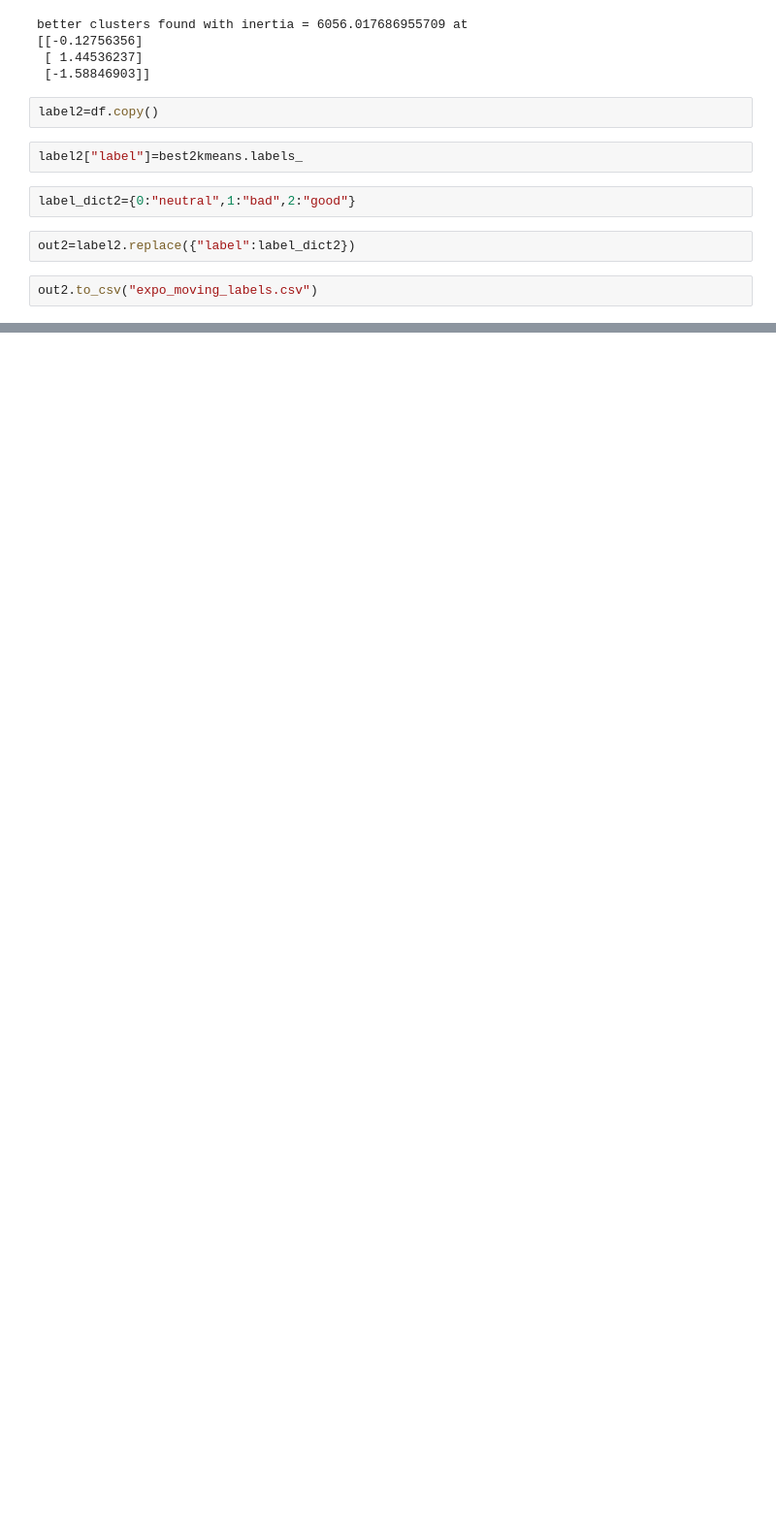
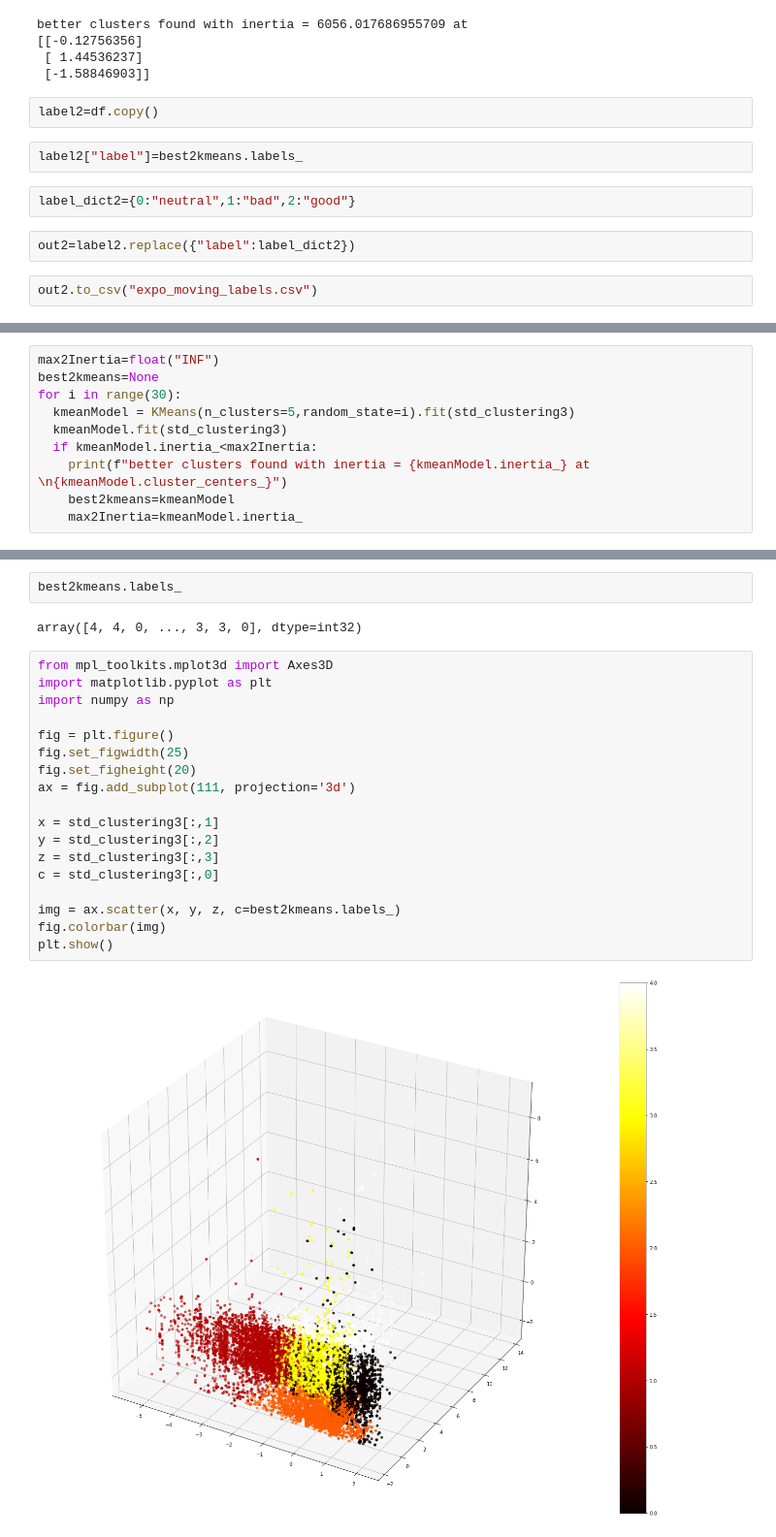
Before and after one commit to johntanas/it1244project, a Jupyter notebook: code/label_kmeans.ipynb, the cells around one changed output, grey strips where cells are left out. Shown at 97% size. Saved outputs shown, nothing was run; the diff lists cells and outputs as text; blank space fills up the shorter version.

```diff
--- a/code/label_kmeans.ipynb
+++ b/code/label_kmeans.ipynb
@@ -220,0 +273,10 @@ out2.to_csv("expo_moving_labels.csv")
+# %%
+max2Inertia=float("INF")
+best2kmeans=None
+for i in range(30):
+  kmeanModel = KMeans(n_clusters=5,random_state=i).fit(std_clustering3)
+  kmeanModel.fit(std_clustering3)
+  if kmeanModel.inertia_<max2Inertia:
+    print(f"better clusters found with inertia = {kmeanModel.inertia_} at \n{kmeanModel.cluster_centers_}")
+    best2kmeans=kmeanModel
+    max2Inertia=kmeanModel.inertia_
@@ -220,0 +296,24 @@ out2.to_csv("expo_moving_labels.csv")
+# %%
+best2kmeans.labels_
+# %% [output]
+array([4, 4, 0, ..., 3, 3, 0], dtype=int32)
+# %%
+from mpl_toolkits.mplot3d import Axes3D
+import matplotlib.pyplot as plt
+import numpy as np
+
+fig = plt.figure()
+fig.set_figwidth(25)
+fig.set_figheight(20)
+ax = fig.add_subplot(111, projection='3d')
+
+x = std_clustering3[:,1]
+y = std_clustering3[:,2]
+z = std_clustering3[:,3]
+c = std_clustering3[:,0]
+
+img = ax.scatter(x, y, z, c=best2kmeans.labels_)
+fig.colorbar(img)
+plt.show()
+# %% [output]
+[figure, added]
```
Also changed, not shown: parts of 10 cells of this notebook.
